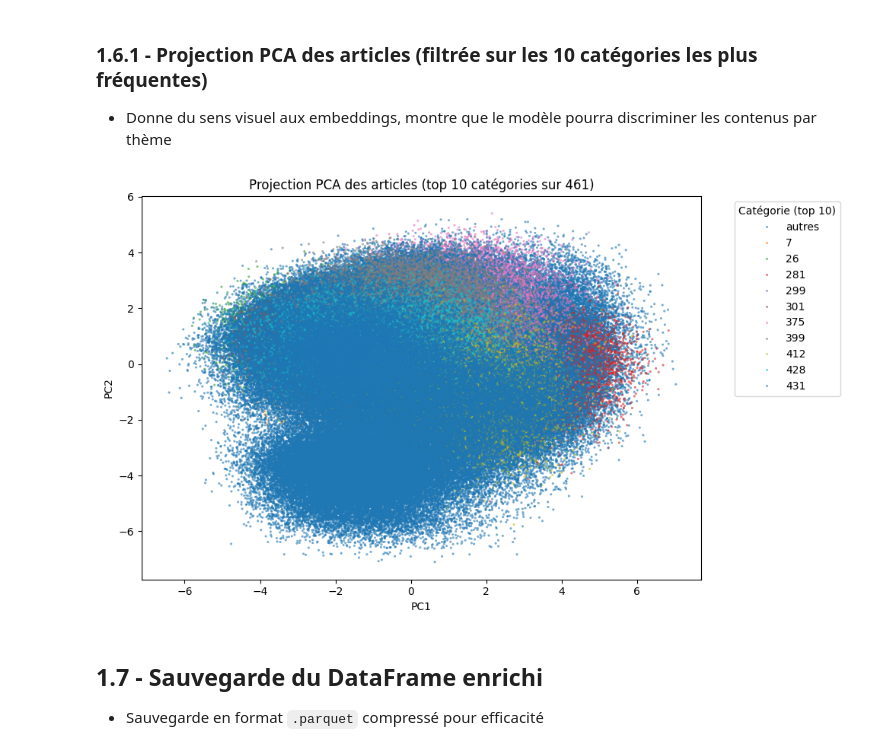
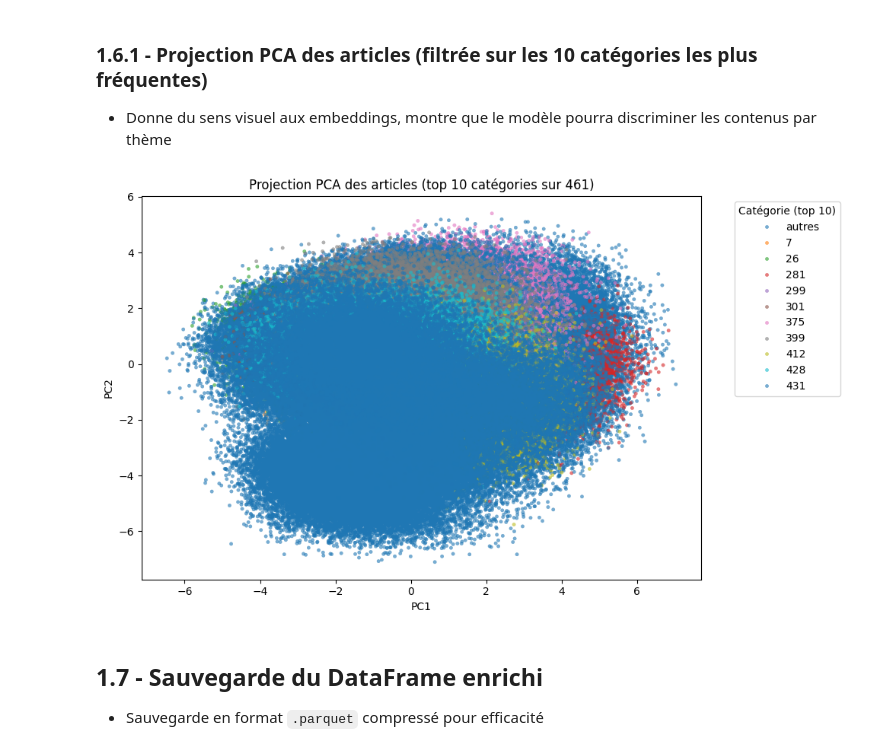
Before and after one commit to Arnaud66170/P10, a Jupyter notebook: notebooks/01_data_preparation.ipynb, the cells around one changed output. Saved outputs shown, nothing was run; the diff lists cells and outputs as text; code cells hidden in the pictures.

```diff
--- a/notebooks/01_data_preparation.ipynb
+++ b/notebooks/01_data_preparation.ipynb
@@ -245,35 +245,35 @@ from sklearn.decomposition import PCA
 pca_visu = PCA(n_components=2)
 embeddings_2D = pca_visu.fit_transform(np.vstack(df_articles["embedding"].values))
 df_articles["x"] = embeddings_2D[:, 0]
 df_articles["y"] = embeddings_2D[:, 1]
 
 # Top 10 des catégories les plus fréquentes
 top_cats = df_articles["category_id"].value_counts().head(10).index
 df_articles["category_top"] = df_articles["category_id"].where(df_articles["category_id"].isin(top_cats), other="autres")
 
 # Nombre total de catégories
 n_cat_total = df_articles["category_id"].nunique()
 
 # Affichage
 plt.figure(figsize=(10, 6))
 sns.scatterplot(
     data=df_articles,
     x="x", y="y",
     hue="category_top",
     palette="tab10",
     alpha=0.6,
-    s=4,
+    s=10,
     # marker='x',
     edgecolor=None
 )
 plt.title(f"Projection PCA des articles (top 10 catégories sur {n_cat_total})")
 plt.xlabel("PC1")
 plt.ylabel("PC2")
 plt.legend(title="Catégorie (top 10)", bbox_to_anchor=(1.05, 1), loc='upper left')
 plt.tight_layout()
 plt.show()
 # %% [output]
-[figure, old version]
+[figure, new version]
 # %% [markdown]
 ## 1.7 - Sauvegarde du DataFrame enrichi
 - Sauvegarde en format `.parquet` compressé pour efficacité
```
Also changed, not shown: 5 other files.
